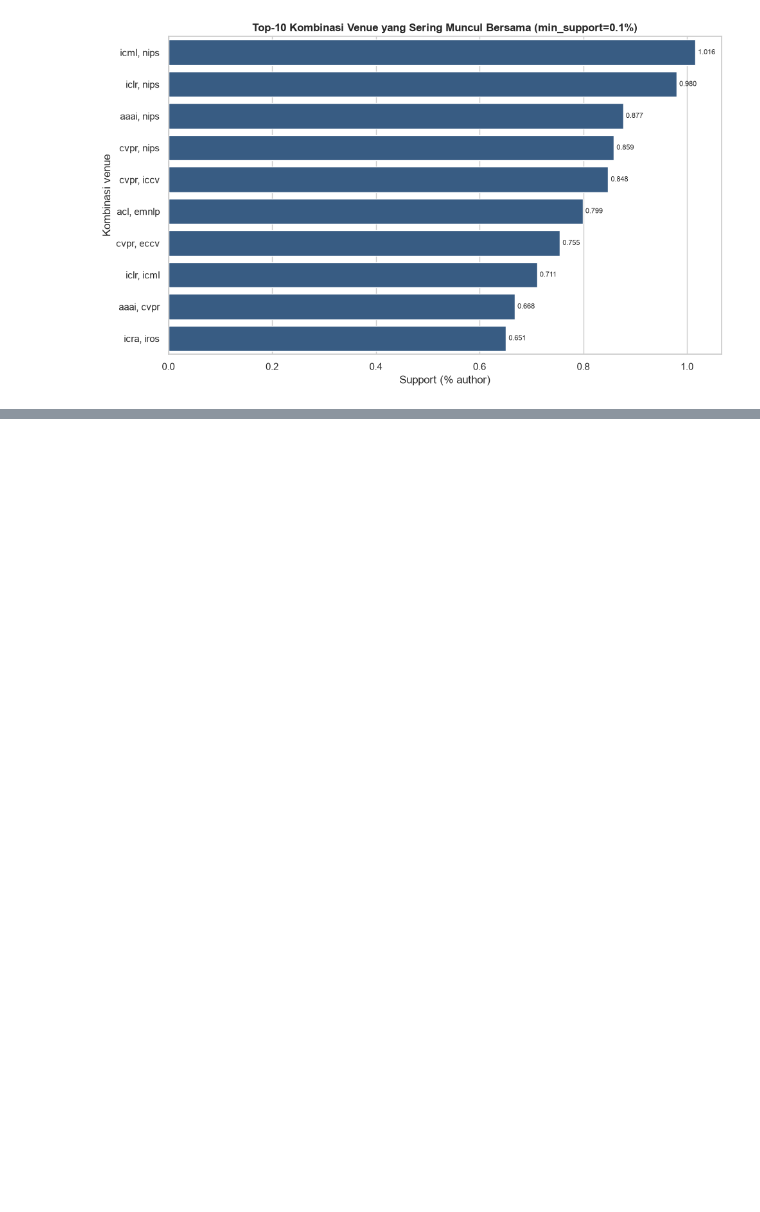
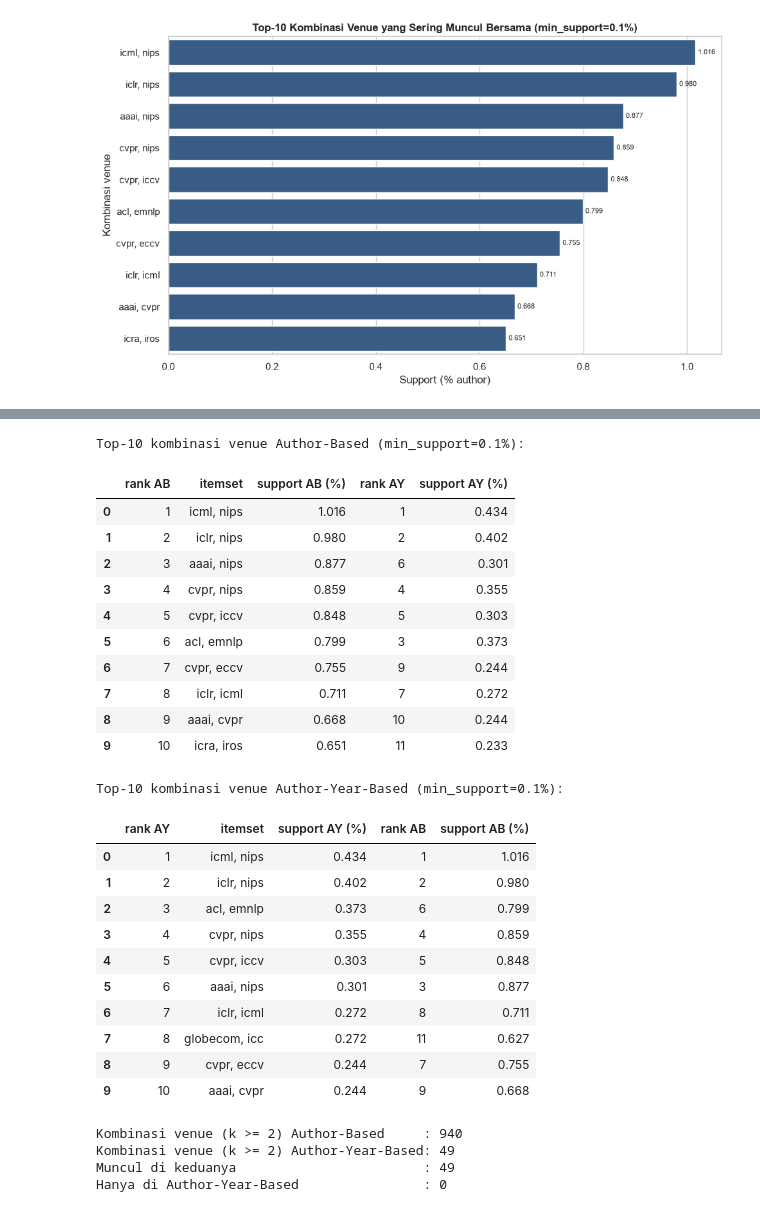
Before and after one commit to rafenmaxxx/IF4041-project-data-mining, a Jupyter notebook: notebooks/04_frequent_patterns.ipynb, the cells around one changed output, grey strips where cells are left out. Drawn from its saved outputs; the diff is of its cells as text; code cells hidden in the pictures; blank space fills up the shorter version.

```diff
--- a/notebooks/04_frequent_patterns.ipynb
+++ b/notebooks/04_frequent_patterns.ipynb
@@ -235,0 +282,62 @@ if len(top10_multi) > 0:
+# %%
+# top 10 kombinasi venue (k >= 2) di tiap representasi, beserta peringkat dan support di representasi lain
+ab_multi = itemset_dfs[LOWEST].query("k >= 2").reset_index(drop=True)
+ay_multi = ay_itemset_dfs[LOWEST].query("k >= 2").reset_index(drop=True)
+ab_multi["rank"] = ab_multi.index + 1
+ay_multi["rank"] = ay_multi.index + 1
+
+def top10_with_other(src, other, src_name, other_name):
+    top = src.head(10)[["rank", "itemset", "support (%)"]]
+    merged = top.merge(other[["itemset", "rank", "support (%)"]], on="itemset", how="left", suffixes=("", " other"))
+    return merged.rename(columns={
+        "rank": f"rank {src_name}",
+        "support (%)": f"support {src_name} (%)",
+        "rank other": f"rank {other_name}",
+        "support (%) other": f"support {other_name} (%)",
+    })
+
+top10_ab_vs_ay = top10_with_other(ab_multi, ay_multi, "AB", "AY")
+top10_ay_vs_ab = top10_with_other(ay_multi, ab_multi, "AY", "AB")
+top10_ab_vs_ay.to_csv(f"{STATS_OUT_DIR}/task4_top10_ab_vs_ay{SUFFIX}.csv", index=False)
+top10_ay_vs_ab.to_csv(f"{STATS_OUT_DIR}/task4_top10_ay_vs_ab{SUFFIX}.csv", index=False)
+
+print(f"Top-10 kombinasi venue Author-Based (min_support={LOWEST * 100:g}%):")
+display(top10_ab_vs_ay)
+print(f"Top-10 kombinasi venue Author-Year-Based (min_support={LOWEST * 100:g}%):")
+display(top10_ay_vs_ab)
+
+# cek apakah pola author-year juga muncul di author-based
+shared = set(ab_multi["itemset"]) & set(ay_multi["itemset"])
+print(f"Kombinasi venue (k >= 2) Author-Based     : {len(ab_multi):,}")
+print(f"Kombinasi venue (k >= 2) Author-Year-Based: {len(ay_multi):,}")
+print(f"Muncul di keduanya                        : {len(shared):,}")
+print(f"Hanya di Author-Year-Based                : {len(set(ay_multi['itemset']) - set(ab_multi['itemset'])):,}")
+# %% [output]
+Top-10 kombinasi venue Author-Based (min_support=0.1%):
+|  | rank AB | itemset | support AB (%) | rank AY | support AY (%) |
+| 0 | 1 | icml, nips | 1.016 | 1 | 0.434 |
+| 1 | 2 | iclr, nips | 0.980 | 2 | 0.402 |
+| 2 | 3 | aaai, nips | 0.877 | 6 | 0.301 |
+| 3 | 4 | cvpr, nips | 0.859 | 4 | 0.355 |
+| 4 | 5 | cvpr, iccv | 0.848 | 5 | 0.303 |
+| 5 | 6 | acl, emnlp | 0.799 | 3 | 0.373 |
+| 6 | 7 | cvpr, eccv | 0.755 | 9 | 0.244 |
+| 7 | 8 | iclr, icml | 0.711 | 7 | 0.272 |
+| 8 | 9 | aaai, cvpr | 0.668 | 10 | 0.244 |
+| 9 | 10 | icra, iros | 0.651 | 11 | 0.233 |
+Top-10 kombinasi venue Author-Year-Based (min_support=0.1%):
+|  | rank AY | itemset | support AY (%) | rank AB | support AB (%) |
+| 0 | 1 | icml, nips | 0.434 | 1 | 1.016 |
+| 1 | 2 | iclr, nips | 0.402 | 2 | 0.980 |
+| 2 | 3 | acl, emnlp | 0.373 | 6 | 0.799 |
+| 3 | 4 | cvpr, nips | 0.355 | 4 | 0.859 |
+| 4 | 5 | cvpr, iccv | 0.303 | 5 | 0.848 |
+| 5 | 6 | aaai, nips | 0.301 | 3 | 0.877 |
+| 6 | 7 | iclr, icml | 0.272 | 8 | 0.711 |
+| 7 | 8 | globecom, icc | 0.272 | 11 | 0.627 |
+| 8 | 9 | cvpr, eccv | 0.244 | 7 | 0.755 |
+| 9 | 10 | aaai, cvpr | 0.244 | 9 | 0.668 |
+Kombinasi venue (k >= 2) Author-Based     : 940
+Kombinasi venue (k >= 2) Author-Year-Based: 49
+Muncul di keduanya                        : 49
+Hanya di Author-Year-Based                : 0
```
Also changed, not shown: parts of 6 cells of this notebook, 25 other files.
